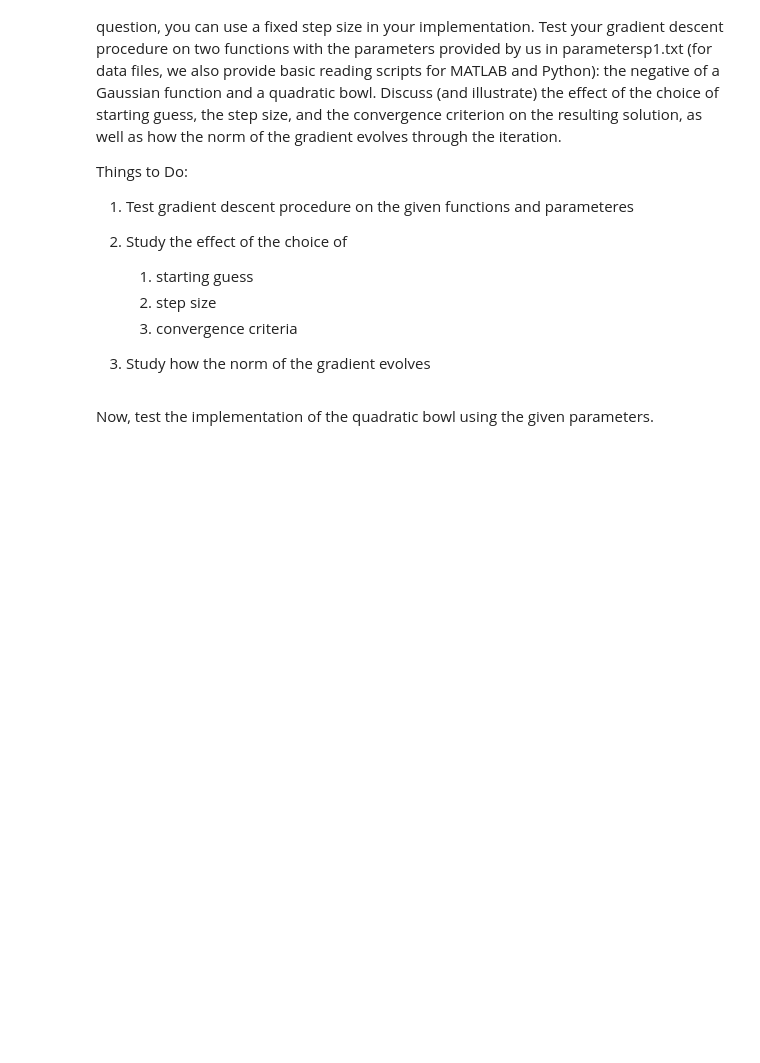
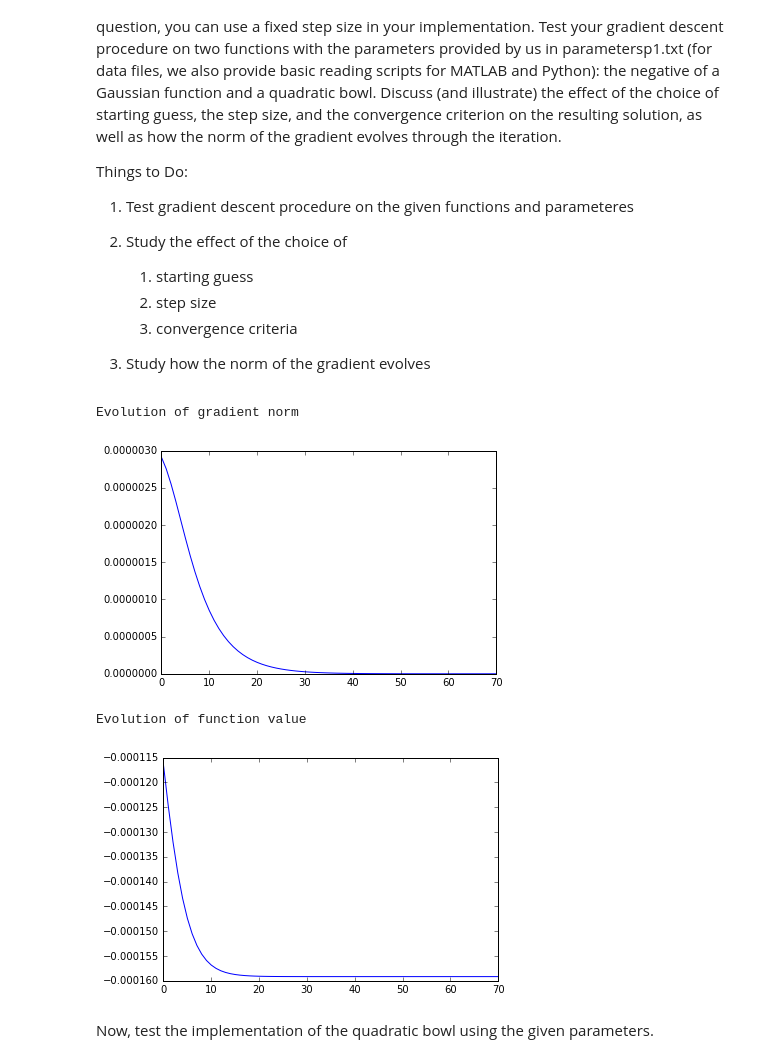
Before and after one commit to sitarapersad/6867-Project1, a Jupyter notebook: P1/GradientDescent.ipynb, the cells around one changed output. Cells and saved outputs as stored; diff of their text form; code cells hidden in the pictures; blank space fills up the shorter version.

```diff
--- a/P1/GradientDescent.ipynb
+++ b/P1/GradientDescent.ipynb
@@ -40,18 +41,28 @@ gradient_fn = lambda x: gd.differentiateGaussian(x, gaussMean, gaussCov)
 best_guess, best_value, guess, fxn, norm = gd.gradientDescent(objective_fn,
                                                               gradient_fn,
                                                               initial_guess= [np.random.randint(0,100),np.random.randint(0,100)],
-                                                              step_size=1000,
-                                                              convergence = 1e-4)
-print 'Gaussian converged to: ', best_value, best_guess
+                                                              step_size=1000000,
+                                                              convergence = 1e-15)
+
+num_iters = len(norm)
+print 'Gaussian converged to: ', best_value, best_guess, ' in ', num_iters, ' iterations.'
+print
+print guess
 # %%
 # Plot how the norm changes over time
-print 'Plotting norm'
-pl.plot(x=range(len(norm)), y= norm)
+print 'Evolution of gradient norm'#, norm
+pl.plot(range(num_iters), norm)
 pl.show()
 
 # Plot how the function value changes over time
-pl.plot(x=range(len(fxn)), y= fxn)
+print 'Evolution of function value'
+pl.plot(range(num_iters), fxn)
 pl.show()
+# %% [output]
+Evolution of gradient norm
+[figure, added]
+Evolution of function value
+[figure, added]
 # %% [markdown]
 Now, test the implementation of the quadratic bowl using the given parameters.
 # %%
```
Also changed, not shown: parts of 4 cells of this notebook, 3 other files.
